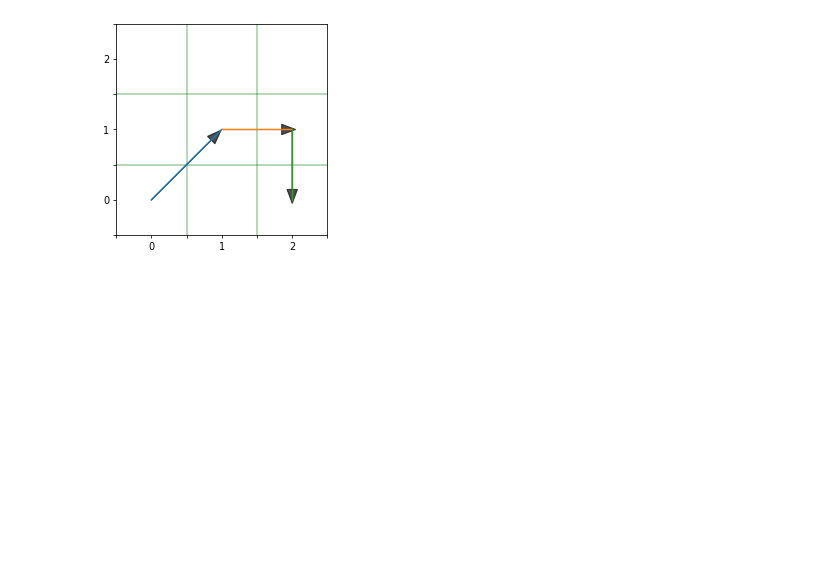
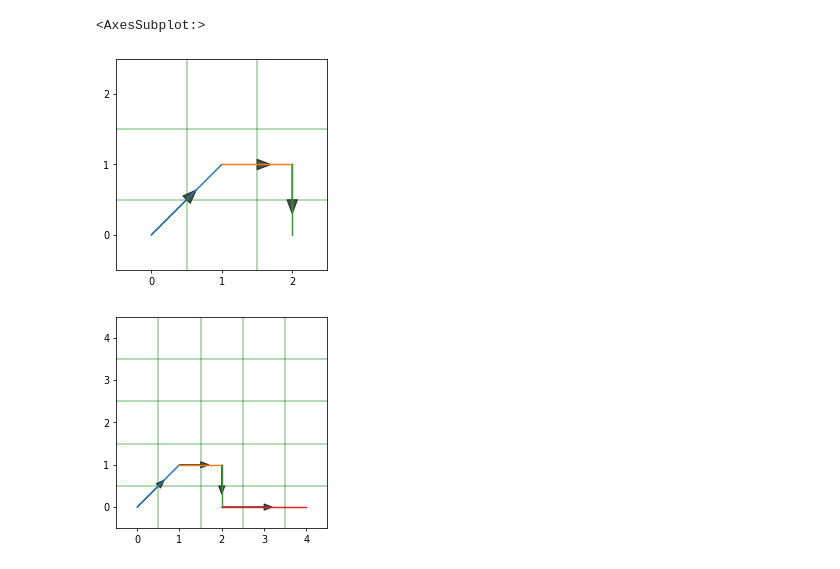
Before and after one commit to rybkin/plotter-breaker, a Jupyter notebook: passgen/notebook.ipynb, the cells around one changed output. Saved outputs shown, nothing was run; the diff lists cells and outputs as text; code cells hidden in the pictures; blank space fills up the shorter version.

```diff
--- a/passgen/notebook.ipynb
+++ b/passgen/notebook.ipynb
@@ -42,29 +100,35 @@ draw_field(0, 0, size = 3)
 # %%
+# PATH PART
 POINTS_SHIFT = 0.5
 
 def get_shited_points(p):
     return [el + POINTS_SHIFT for el in p]
 
-def draw_path(points):
-
-    f, ax = draw_field()
+def draw_path(points, *, ax = None, field_size=3):
+    if not ax:
+        ax = draw_field(size=field_size)
 
     for idx, p in enumerate(points):
         if idx == 0:
             continue
         prev_p = points[idx - 1]
         x1, y1 = get_shited_points(prev_p)
         x2, y2 = get_shited_points(p)
-        # print(x1, y1)
-        # print(x2, y2)
-        xdir = (x2 - x1) * 0.85
-        ydir = (y2 - y1) * 0.85
+        xdir = (x2 - x1) * 0.5
+        ydir = (y2 - y1) * 0.5
         ax.plot([x1, x2], [y1, y2])
-        ax.arrow(x1, y1, xdir, ydir, head_width=0.15, head_length=0.2, fc='k', ec='k', alpha=0.7)
+        ax.arrow(x1, y1, xdir, ydir, head_width=0.15, head_length=0.2, fc='k', ec='k', alpha=0.7, width=0.0)
+    return ax
 
+# draw for 3
 points = [[0,0], [1, 1], [2, 1], [2, 0]]
+draw_path(points)
 
-draw_path(points)
+# draw for 5
+points = [[0,0], [1, 1], [2, 1], [2, 0], [4, 0]]
+draw_path(points, field_size=5)
 # %% [output]
+<AxesSubplot:>
-[figure, old version]
+[figure, new version]
+[figure, added]
 # %%
```
Also changed, not shown: parts of 10 cells of this notebook.
